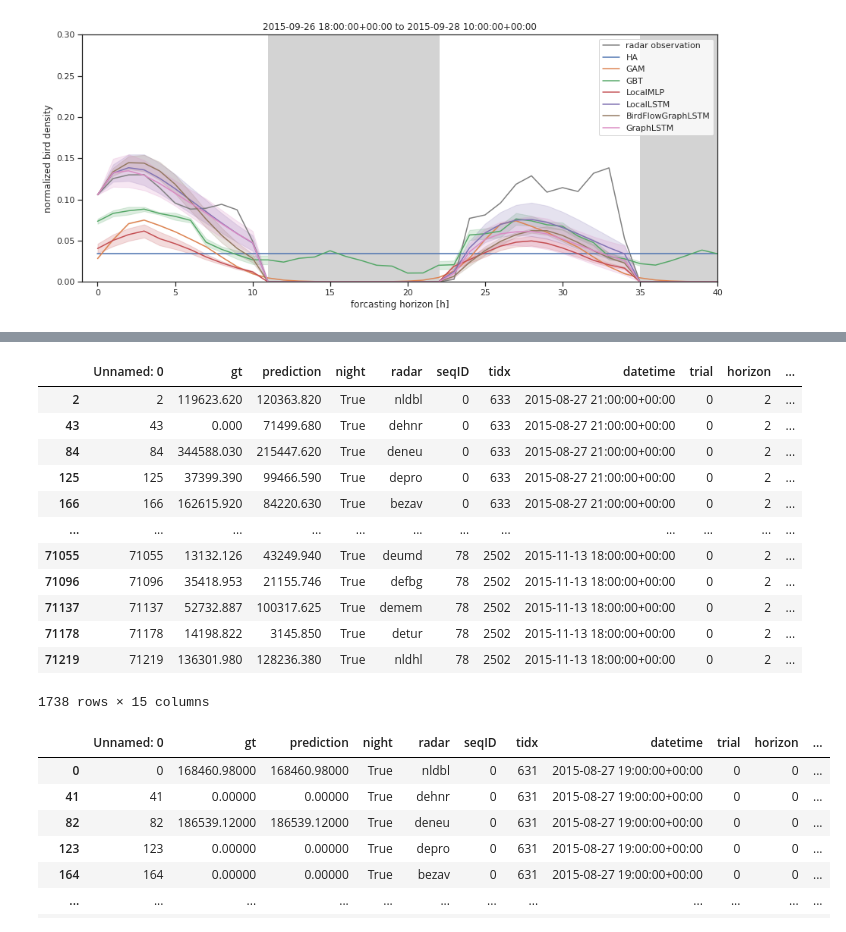
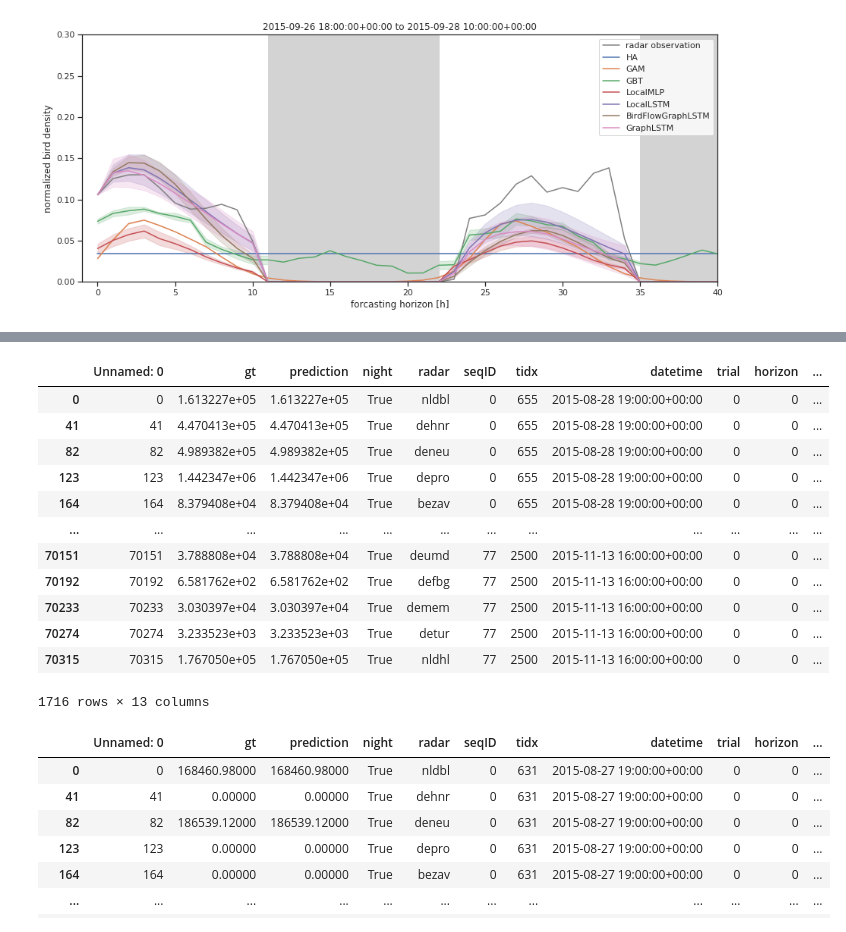
Before and after one commit to FionaLippert/birdMigration, a Jupyter notebook: notebooks/model_performance_radar.ipynb, the cells around one changed output, grey strips where cells are left out. Drawn from its saved outputs; the diff is of its cells as text; code cells hidden in the pictures.

```diff
--- a/notebooks/model_performance_radar.ipynb
+++ b/notebooks/model_performance_radar.ipynb
@@ -106,13 +106,14 @@ for i, m in enumerate(models):
 # %%
 # models = ['GBT', 'LocalMLP']#, 'BirdFlowGraphLSTM'] #, 'GraphLSTM']
 # experiments = ['_root_transformed_3', '_root_transformed_3']
-models = ['HA', 'GAM', 'GBT', 'LocalMLP', 'LocalLSTM', 'GraphLSTM', 'BirdFlowGraphLSTM'] #, 'GraphLSTM']
+models = ['LocalLSTM', 'HA', 'GAM', 'GBT', 'LocalMLP', 'GraphLSTM', 'BirdFlowGraphLSTM'] #, 'GraphLSTM']
 experiments = ['best_settings_evaluate_daytime',
                'test_settings_evaluate_daytime',
                'best_settings_evaluate_daytime',
                'best_settings_evaluate_daytime',
                'best_settings_evaluate_daytime',
-               'test_G_max_dist', 'test_evaluate_daytime']
+               'best_settings_encoder', 'best_settings_encoder']
+               #'test_G_max_dist', 'test_evaluate_daytime']
 results_transformed = dict()
 bird_scales_transformed = dict()
 for i, m in enumerate(models):
@@ -223,19 +223,19 @@ results['GAM'].query('seqID == 0')
 # %%
-results_transformed['BirdFlowGraphLSTM'].query('horizon == 2')
+results_transformed['GraphLSTM'].query('horizon == 0')
 # %% [output]
 |  | Unnamed: 0 | gt | prediction | night | radar | seqID | tidx | datetime | trial | horizon | ... |
-| 2 | 2 | 119623.620 | 120363.820 | True | nldbl | 0 | 633 | 2015-08-27 21:00:00+00:00 | 0 | 2 | ... |
-| 43 | 43 | 0.000 | 71499.680 | True | dehnr | 0 | 633 | 2015-08-27 21:00:00+00:00 | 0 | 2 | ... |
-| 84 | 84 | 344588.030 | 215447.620 | True | deneu | 0 | 633 | 2015-08-27 21:00:00+00:00 | 0 | 2 | ... |
-| 125 | 125 | 37399.390 | 99466.590 | True | depro | 0 | 633 | 2015-08-27 21:00:00+00:00 | 0 | 2 | ... |
-| 166 | 166 | 162615.920 | 84220.630 | True | bezav | 0 | 633 | 2015-08-27 21:00:00+00:00 | 0 | 2 | ... |
+| 0 | 0 | 1.613227e+05 | 1.613227e+05 | True | nldbl | 0 | 655 | 2015-08-28 19:00:00+00:00 | 0 | 0 | ... |
+| 41 | 41 | 4.470413e+05 | 4.470413e+05 | True | dehnr | 0 | 655 | 2015-08-28 19:00:00+00:00 | 0 | 0 | ... |
+| 82 | 82 | 4.989382e+05 | 4.989382e+05 | True | deneu | 0 | 655 | 2015-08-28 19:00:00+00:00 | 0 | 0 | ... |
+| 123 | 123 | 1.442347e+06 | 1.442347e+06 | True | depro | 0 | 655 | 2015-08-28 19:00:00+00:00 | 0 | 0 | ... |
+| 164 | 164 | 8.379408e+04 | 8.379408e+04 | True | bezav | 0 | 655 | 2015-08-28 19:00:00+00:00 | 0 | 0 | ... |
 | ... | ... | ... | ... | ... | ... | ... | ... | ... | ... | ... | ... |
-| 71055 | 71055 | 13132.126 | 43249.940 | True | deumd | 78 | 2502 | 2015-11-13 18:00:00+00:00 | 0 | 2 | ... |
-| 71096 | 71096 | 35418.953 | 21155.746 | True | defbg | 78 | 2502 | 2015-11-13 18:00:00+00:00 | 0 | 2 | ... |
-| 71137 | 71137 | 52732.887 | 100317.625 | True | demem | 78 | 2502 | 2015-11-13 18:00:00+00:00 | 0 | 2 | ... |
-| 71178 | 71178 | 14198.822 | 3145.850 | True | detur | 78 | 2502 | 2015-11-13 18:00:00+00:00 | 0 | 2 | ... |
-| 71219 | 71219 | 136301.980 | 128236.380 | True | nldhl | 78 | 2502 | 2015-11-13 18:00:00+00:00 | 0 | 2 | ... |
+| 70151 | 70151 | 3.788808e+04 | 3.788808e+04 | True | deumd | 77 | 2500 | 2015-11-13 16:00:00+00:00 | 0 | 0 | ... |
+| 70192 | 70192 | 6.581762e+02 | 6.581762e+02 | True | defbg | 77 | 2500 | 2015-11-13 16:00:00+00:00 | 0 | 0 | ... |
+| 70233 | 70233 | 3.030397e+04 | 3.030397e+04 | True | demem | 77 | 2500 | 2015-11-13 16:00:00+00:00 | 0 | 0 | ... |
+| 70274 | 70274 | 3.233523e+03 | 3.233523e+03 | True | detur | 77 | 2500 | 2015-11-13 16:00:00+00:00 | 0 | 0 | ... |
+| 70315 | 70315 | 1.767050e+05 | 1.767050e+05 | True | nldhl | 77 | 2500 | 2015-11-13 16:00:00+00:00 | 0 | 0 | ... |
-1738 rows × 15 columns
+1716 rows × 13 columns
 # %%
 results_transformed['GraphLSTM'].query('horizon == 0')
 # %% [output]
```
Also changed, not shown: parts of 3 cells of this notebook, 2 other files.
